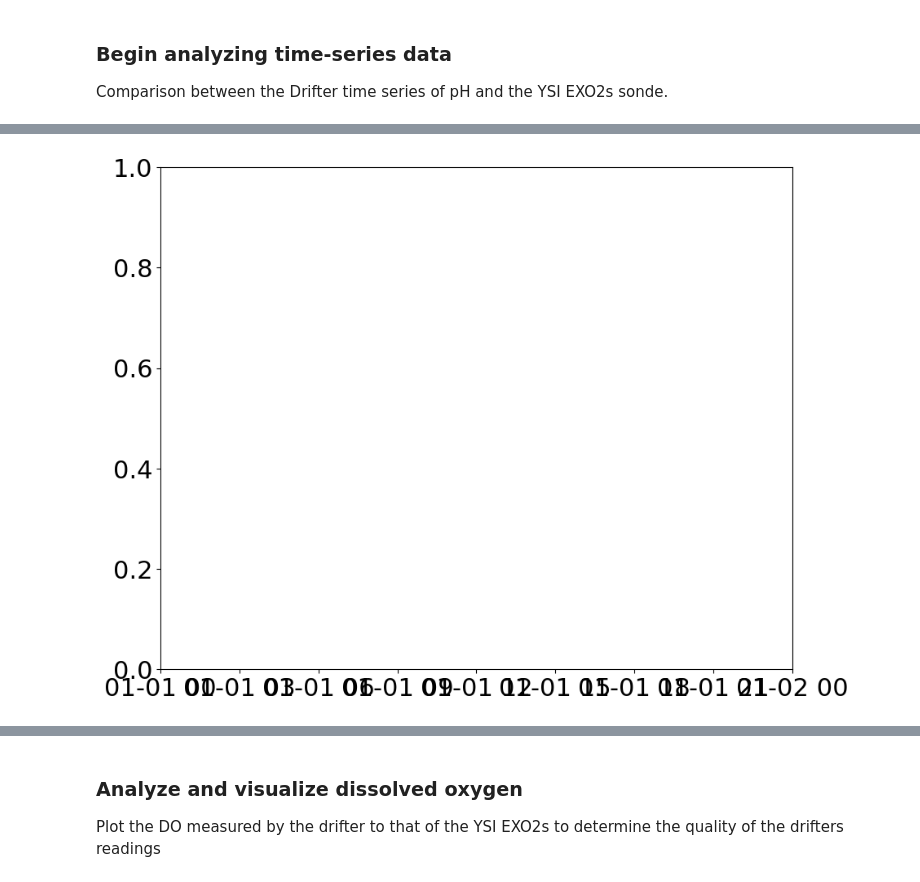
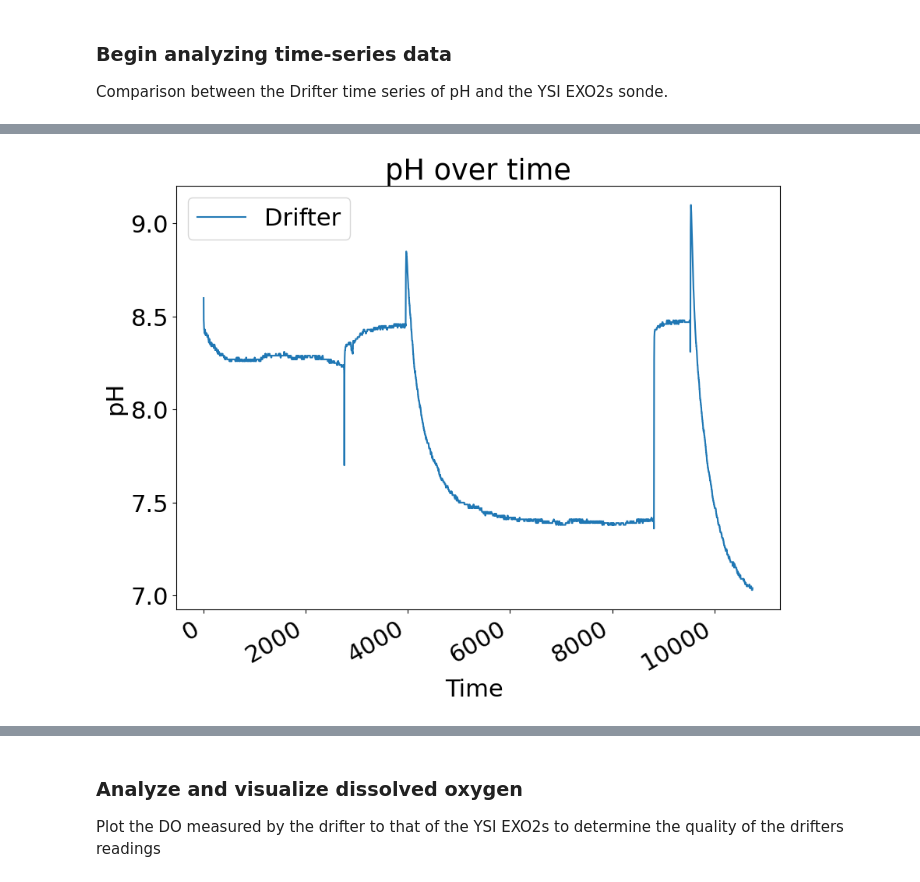
Before and after one commit to COAST-Lab/Biogeochemical-Drifter, a Jupyter notebook: Data_Analysis/Data_Analysis_With_Calibration.ipynb, the cells around one changed output, grey strips where cells are left out. Cells and saved outputs as stored; diff of their text form; code cells hidden in the pictures.

```diff
--- a/Data_Analysis/Data_Analysis_With_Calibration.ipynb
+++ b/Data_Analysis/Data_Analysis_With_Calibration.ipynb
@@ -16,28 +16,28 @@ from cartopy.mpl.gridliner import LONGITUDE_FORMATTER, LATITUDE_FORMATTER
 # %% [markdown]
 Read in data and parse by column header
 # %%
-filename = '80010503'
+filename = '00000005'
 
-YSIfilename = 'May6YSIData'
+#YSIfilename = 'May6YSIData'
 
 fullname = filename+'.csv'
 
-YSIfullname = YSIfilename+ '.csv'
+#YSIfullname = YSIfilename+ '.csv'
 
 filepath = os.path.join('D:', fullname) # PJB: changed from "'D', fullname" to "'Data', fullname"
 
-YSIfilepath = os.path.join('D:', YSIfullname) # PJB: ditto
+#YSIfilepath = os.path.join('D:', YSIfullname) # PJB: ditto
 
 
-df = pd.read_csv(filepath, parse_dates = [[0, 1]], header = None, date_format = '%m/%d/%Y %H:%M:%S')
+df = pd.read_csv(filepath, parse_dates = [[0, 1]], header = None)
 
-YSIdf = pd.read_csv(YSIfilepath, parse_dates = [[0, 1]], header = None, encoding = 'utf-16', skiprows = 17)
+#YSIdf = pd.read_csv(YSIfilepath, parse_dates = [[0, 1]], header = None, encoding = 'utf-16', skiprows = 17)
 df.columns = ['time', 'elapsed time (sec)', 'lat_raw', 'N or S', 'lon_raw', 'E or W', 'altitude', 'speed', 'angle', 'pH', 'Temperature (C)', 'DO (mg/L)', 'Conductivity (uS/cm)']
 
-YSIdf.columns = ['Time',	'Time (Fract. Sec)',	'Site Name',	'Chlorophyll RFU',	'Cond µS/cm',	'Depth m',	'fDOM QSU',	'fDOM RFU',	'nLF Cond µS/cm',	'ODO % sat',	'ODO % local',	'ODO mg/L',	'Pressure psi a',	'Sal psu',	'SpCond µS/cm',	'TAL PE RFU',	'TDS mg/L',	'Turbidity FNU',	'TSS mg/L',	'pH',	'pH mV',	'Temp °C',	'Vertical Position m',	'GPS Latitude °',	'GPS Longitude °',	'Altitude m',	'Battery V',	'Cable Pwr V',	'Barometer mmHg']
+#YSIdf.columns = ['Time',	'Time (Fract. Sec)',	'Site Name',	'Chlorophyll RFU',	'Cond µS/cm',	'Depth m',	'fDOM QSU',	'fDOM RFU',	'nLF Cond µS/cm',	'ODO % sat',	'ODO % local',	'ODO mg/L',	'Pressure psi a',	'Sal psu',	'SpCond µS/cm',	'TAL PE RFU',	'TDS mg/L',	'Turbidity FNU',	'TSS mg/L',	'pH',	'pH mV',	'Temp °C',	'Vertical Position m',	'GPS Latitude °',	'GPS Longitude °',	'Altitude m',	'Battery V',	'Cable Pwr V',	'Barometer mmHg']
 
 
-#df = df.truncate(before= 250, copy = None)
+df = df.truncate(before= 1, copy = None)
 
 
 df.head()
@@ -196,15 +191,16 @@ Comparison between the Drifter time series of pH and the YSI EXO2s sonde.
 # %%
 # time = df['time']  # No longer needed
 ph = df['pH']       # Keep this
-YSItime = YSIdf['Time']
-YSIph = YSIdf['pH']
-hours_to_add = 5
-YSItime = YSItime + pd.Timedelta(hours= hours_to_add)
+#YSItime = YSIdf['Time']
+#YSIph = YSIdf['pH']
+#hours_to_add = 5
+#YSItime = YSItime + pd.Timedelta(hours= hours_to_add)
 
 # Directly modify the 'time' column in df
-df.loc[0:11533, 'time'] = pd.to_datetime(df.loc[0:11533, 'time']) + pd.Timedelta(-480243, "h")
+#df.loc[0:11534, 'time'] = pd.to_datetime(df.loc[0:11534, 'time']) + pd.Timedelta(-480243, "h")
+#df.loc[11535:11563, 'time'] = pd.to_datetime(df.loc[11535:11563, 'time']) + pd.Timedelta(-480171, "h")
 
-time = df['time'] #create time after the modification
+time = df['elapsed time (sec)'] #create time after the modification
 
 #time_in_need_of_adj = time.loc[0:11534]
 #time_adj = pd.to_datetime(time_in_need_of_adj) + pd.Timedelta(-480243, "h")
@@ -219,9 +215,9 @@ plt.rcParams.update({'font.size':22}) #font size
 fig, axs = plt.subplots(figsize = (10,8)) # PJB: explicitly create graph objects for subsequent access
 
 plt.plot(time,ph, label = "Drifter")
-plt.plot(YSItime,YSIph, label = "YSI")
+#plt.plot(YSItime,YSIph, label = "YSI")
 plt.title('pH over time')
-plt.xlabel('Time in Seconds')
+plt.xlabel('Time ')
 plt.ylabel('pH')
 axs.legend()
 fig.autofmt_xdate()
@@ -235,4 +227,4 @@ ConversionError: Failed to convert value(s) to axis units: array([Timestamp('202
-[figure, old version]
+[figure, new version]
 # %%
 time_in_need_of_adj = time[0:500]
 time_adj = pd.to_datetime(time_in_need_of_adj) + pd.Timedelta(-480243, "h")
```
Also changed, not shown: parts of 15 cells of this notebook.
